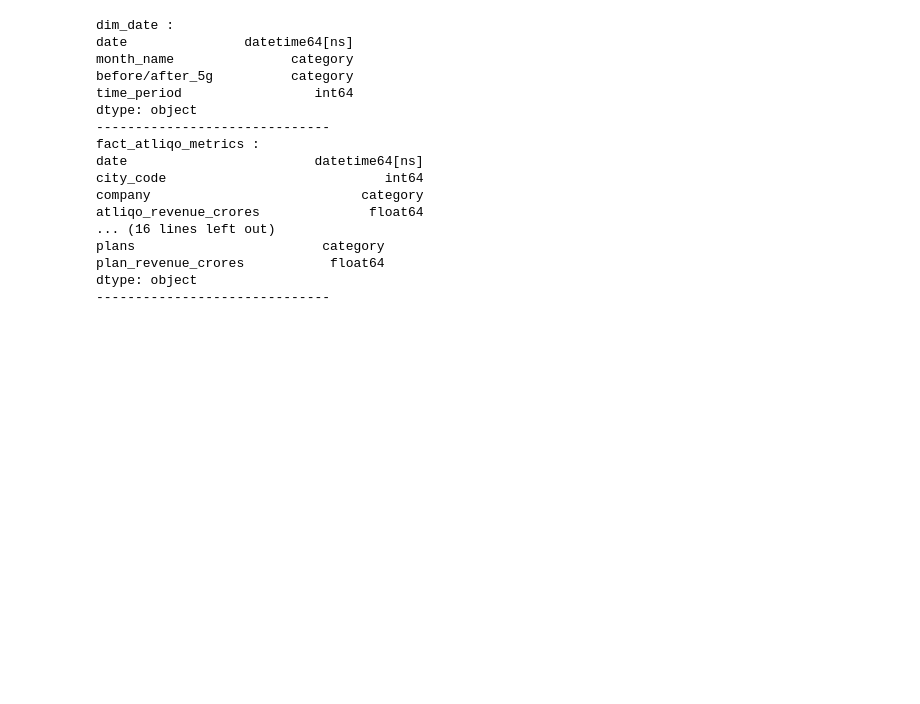
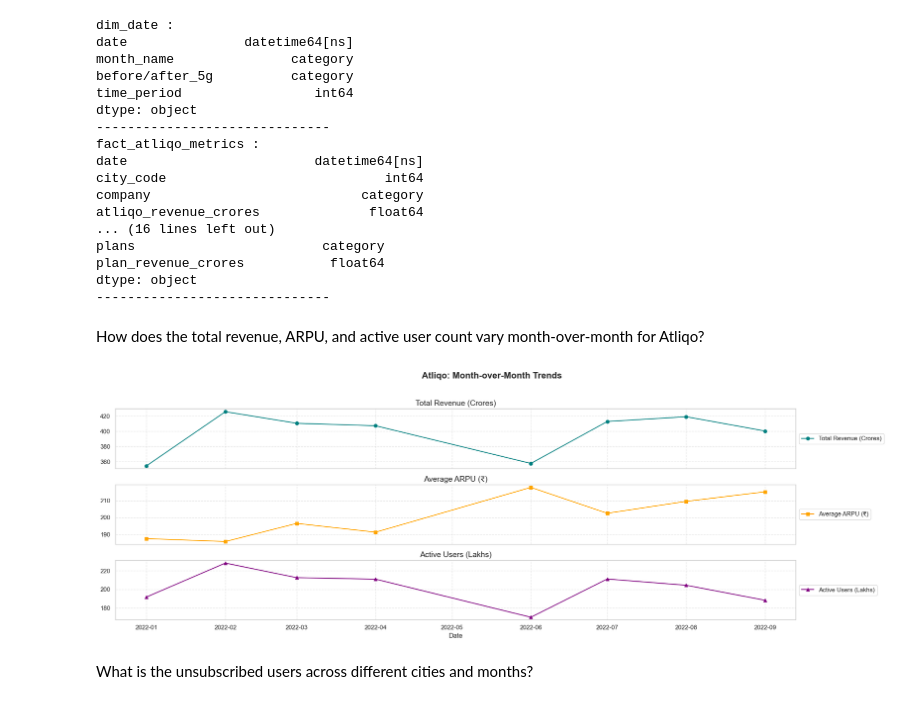
Before and after one commit to Shandeep-Raula/Pre-vs-Post-5G-Performance-Insights-and-KPI-Analysis, a Jupyter notebook: Python/EDA.ipynb, the cells around one changed output. Saved outputs shown, nothing was run; the diff lists cells and outputs as text; code cells hidden in the pictures; blank space fills up the shorter version.

```diff
--- a/Python/EDA.ipynb
+++ b/Python/EDA.ipynb
@@ -196,3 +196,51 @@ plans                        category
 plan_revenue_crores           float64
 dtype: object
 ------------------------------
+# %% [markdown]
+How does the total revenue, ARPU, and active user count vary month-over-month for Atliqo?
+# %%
+# Merge with dim_date for month names (optional)
+fact_atliqo_metrics_merged = fact_atliqo_metrics.merge(dim_date, on='date', how='left')
+
+# Group by month name or date to get totals/averages
+monthly_metrics = fact_atliqo_metrics_merged.groupby('date').agg({
+    'atliqo_revenue_crores': 'sum',
+    'arpu': 'mean',
+    'active_users_lakhs': 'sum'
+}).reset_index()
+
+# Sort by date for line plot
+monthly_metrics = monthly_metrics.sort_values('date')
+# %%
+fig, ax = plt.subplots(nrows=3, ncols=1, figsize=(20, 7), sharex=True)
+
+# Plot on each axis separately
+ax[0].plot(monthly_metrics['date'], monthly_metrics['atliqo_revenue_crores'],
+           marker='o', color='teal', label='Total Revenue (Crores)')
+ax[0].set_title('Total Revenue (Crores)', fontsize=14)
+ax[0].grid(True, linestyle='--', alpha=0.5)
+ax[0].legend(loc='center left', bbox_to_anchor=(1.0, 0.5))
+
+ax[1].plot(monthly_metrics['date'], monthly_metrics['arpu'],
+           marker='s', color='orange', label='Average ARPU (₹)')
+ax[1].set_title('Average ARPU (₹)', fontsize=14)
+ax[1].grid(True, linestyle='--', alpha=0.5)
+ax[1].legend(loc='center left', bbox_to_anchor=(1.0, 0.5))
+
+ax[2].plot(monthly_metrics['date'], monthly_metrics['active_users_lakhs'],
+           marker='^', color='purple', label='Active Users (Lakhs)')
+ax[2].set_title('Active Users (Lakhs)', fontsize=14)
+ax[2].set_xlabel('Date', fontsize=12)
+ax[2].grid(True, linestyle='--', alpha=0.5)
+ax[2].legend(loc='center left', bbox_to_anchor=(1.0, 0.5))
+
+ax[2].tick_params(axis='x', rotation=0 )
+
+fig.suptitle('Atliqo: Month-over-Month Trends', fontsize=16, fontweight='bold')
+plt.tight_layout(rect=[0, 0, 1, 0.96])
+
+plt.show()
+# %% [output]
+[figure, added]
+# %% [markdown]
+What is the unsubscribed users across different cities and months?
```
Also changed, not shown: parts of 6 cells of this notebook.
